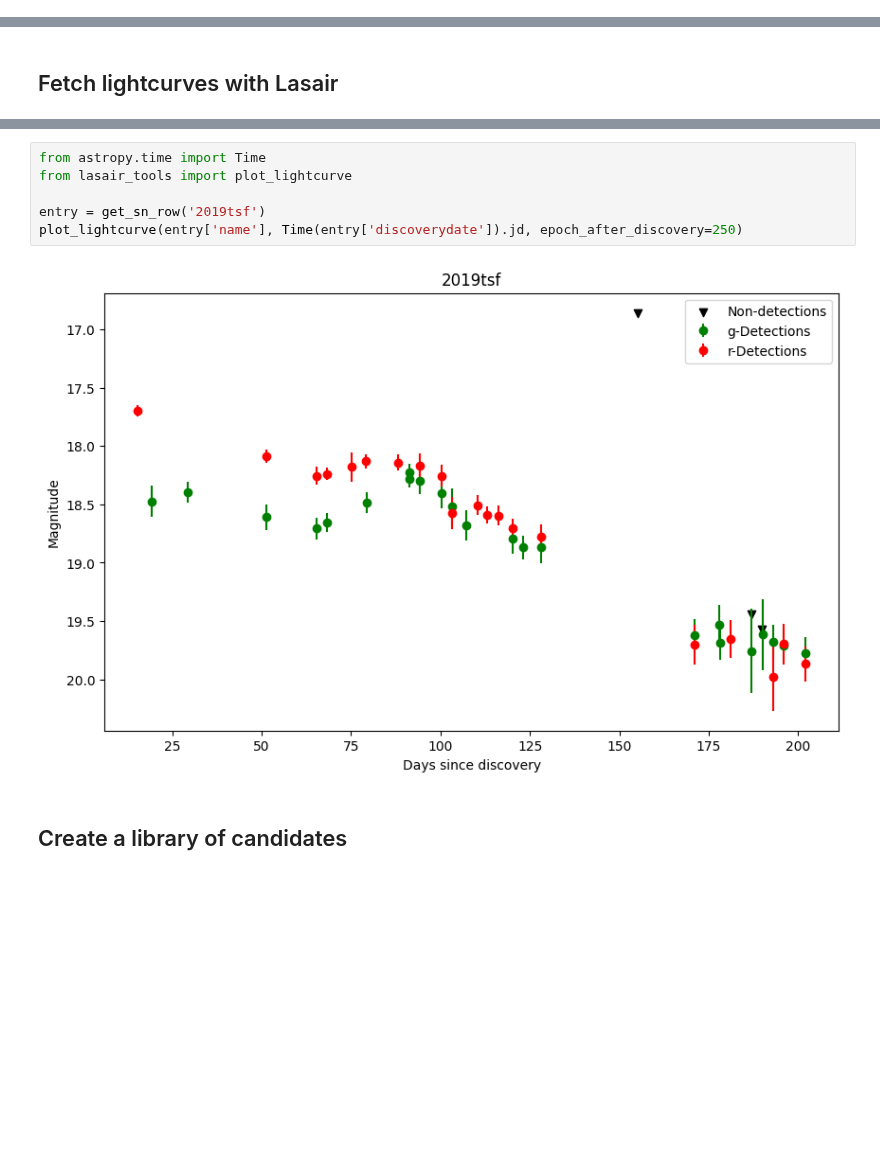
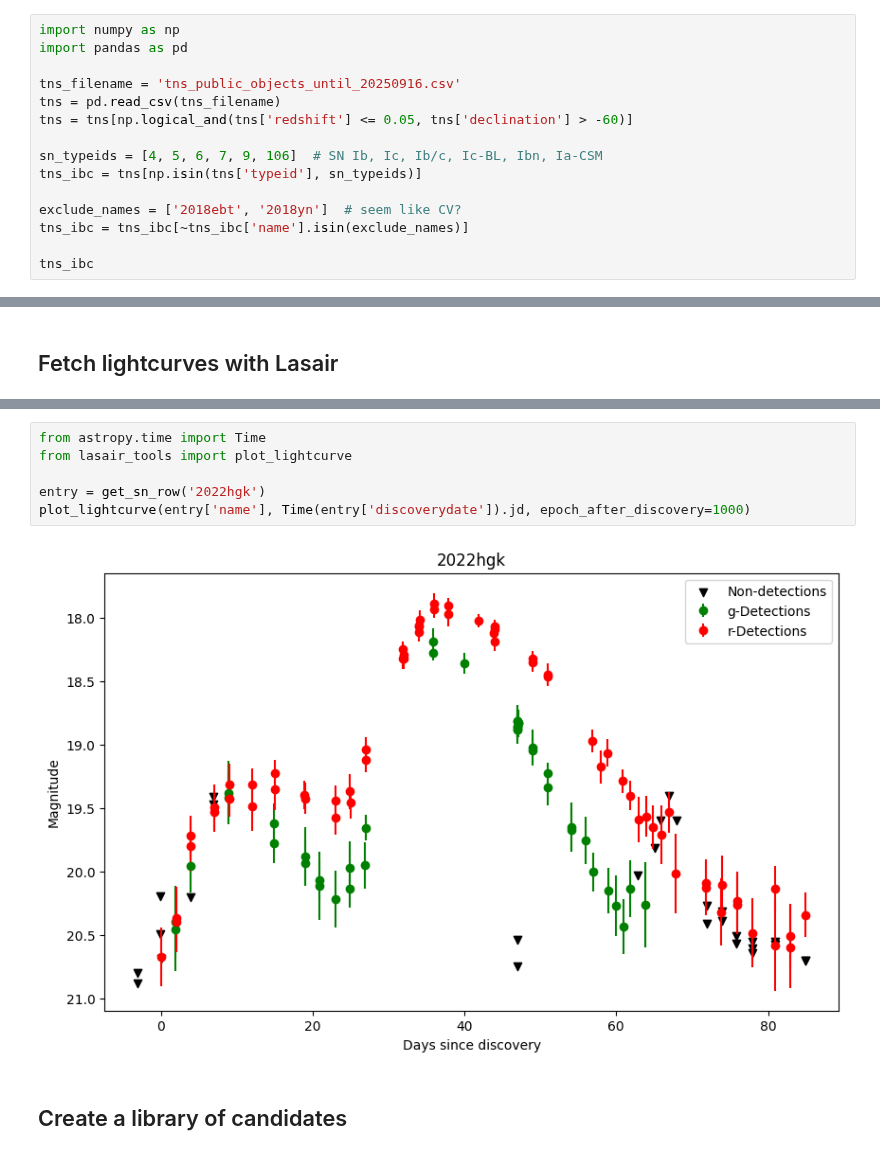
Before and after one commit to hoasaf3/sne_periodicity_search, a Jupyter notebook: periodicity_search.ipynb, the cells around one changed output, grey strips where cells are left out. Cells and saved outputs as stored; diff of their text form; blank space fills up the shorter version.

```diff
--- a/periodicity_search.ipynb
+++ b/periodicity_search.ipynb
@@ -33,0 +5,15 @@ tns_ibc
+# %%
+import numpy as np
+import pandas as pd
+
+tns_filename = 'tns_public_objects_until_20250916.csv'
+tns = pd.read_csv(tns_filename)
+tns = tns[np.logical_and(tns['redshift'] <= 0.05, tns['declination'] > -60)]
+
+sn_typeids = [4, 5, 6, 7, 9, 106]  # SN Ib, Ic, Ib/c, Ic-BL, Ibn, Ia-CSM
+tns_ibc = tns[np.isin(tns['typeid'], sn_typeids)]
+
+exclude_names = ['2018ebt', '2018yn']  # seem like CV?
+tns_ibc = tns_ibc[~tns_ibc['name'].isin(exclude_names)]
+
+tns_ibc
@@ -131,11 +128,11 @@ for filename in os.listdir(output_dir):
 # %%
 from astropy.time import Time
 from lasair_tools import plot_lightcurve
 
-entry = get_sn_row('2019tsf')
-plot_lightcurve(entry['name'], Time(entry['discoverydate']).jd, epoch_after_discovery=250)
+entry = get_sn_row('2022hgk')
+plot_lightcurve(entry['name'], Time(entry['discoverydate']).jd, epoch_after_discovery=1000)
 # %% [output]
-[figure, old version]
+[figure, new version]
 # %% [markdown]
 ## Create a library of candidates
 # %%
```
Also changed, not shown: parts of 31 cells of this notebook, 4 other files.
